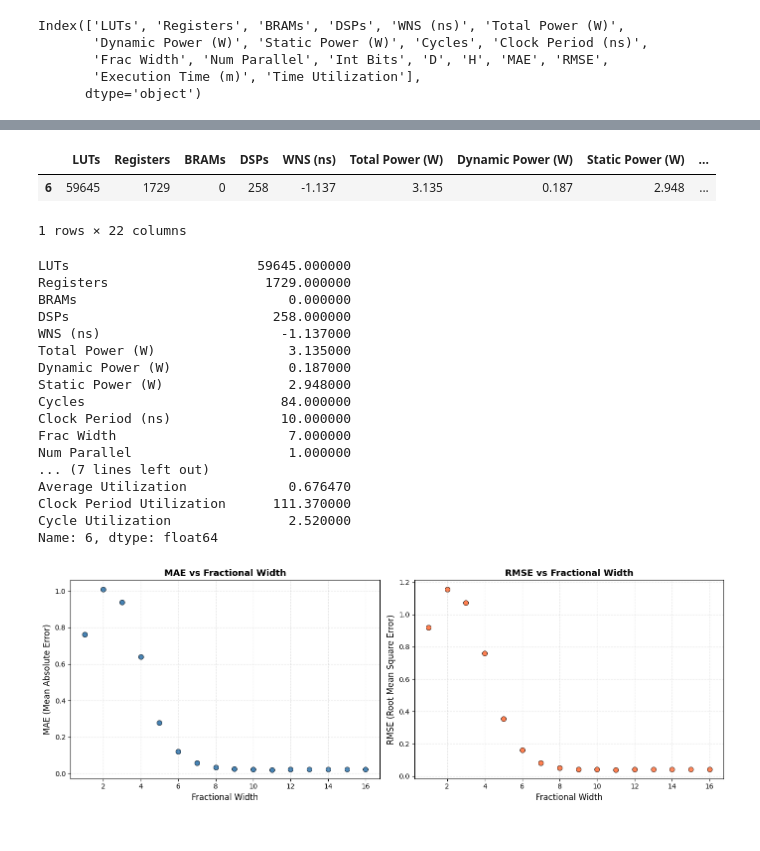
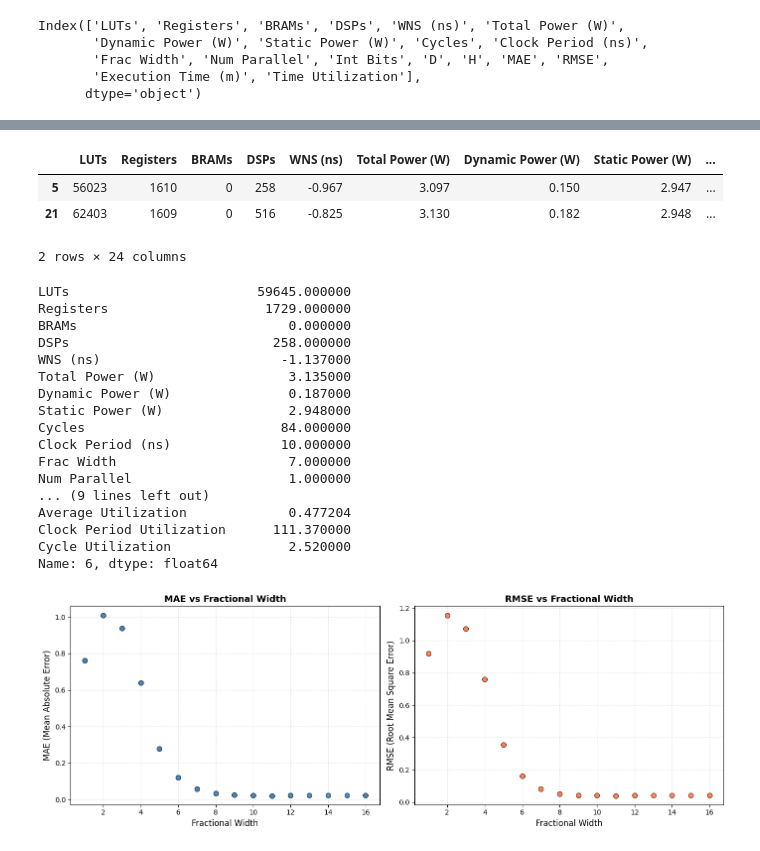
Before and after one commit to thesixtium/gru-hardware-implementation-and-optimization, a Jupyter notebook: optimizedImplementation/stats.ipynb, the cells around one changed output, grey strips where cells are left out. Cells and saved outputs as stored; diff of their text form; code cells hidden in the pictures.

```diff
--- a/optimizedImplementation/stats.ipynb
+++ b/optimizedImplementation/stats.ipynb
@@ -43,4 +43,7 @@ luts = slices * lut_per_slice
 registers = slices * registers_per_slice
 dsps = 240
 
-df["Average Utilization"] = ( ( df["LUTs"] / luts ) + ( df["Registers"] / registers ) + ( df["DSPs"] / dsps ) ) / 3
+df["LUT Utilization"] = ( df["LUTs"] / luts )
+df["Register Utilization"] = ( df["Registers"] / registers )
+df["Average Utilization"] = ( df["Register Utilization"] + df["LUT Utilization"] ) / 2
+df
@@ -104,9 +126,10 @@ df[(df["Frac Width"] <= 7) & (df["LUTs"] <= 63400)]
 # %%
-df[(df["Frac Width"] == 7) & (df["LUTs"] <= 63400)]
+df[(df["Frac Width"] == 6) & (df["LUTs"] <= 63400)]
 # %% [output]
 |  | LUTs | Registers | BRAMs | DSPs | WNS (ns) | Total Power (W) | Dynamic Power (W) | Static Power (W) | ... |
-| 6 | 59645 | 1729 | 0 | 258 | -1.137 | 3.135 | 0.187 | 2.948 | ... |
+| 5 | 56023 | 1610 | 0 | 258 | -0.967 | 3.097 | 0.150 | 2.947 | ... |
+| 21 | 62403 | 1609 | 0 | 516 | -0.825 | 3.130 | 0.182 | 2.948 | ... |
-1 rows × 22 columns
+2 rows × 24 columns
 # %%
 df.iloc[6]
 # %% [output]
@@ -122,8 +145,8 @@ Cycles                         84.000000
 Clock Period (ns)              10.000000
 Frac Width                      7.000000
 Num Parallel                    1.000000
-... (7 lines left out)
-Average Utilization             0.676470
+... (9 lines left out)
+Average Utilization             0.477204
 Clock Period Utilization      111.370000
 Cycle Utilization               2.520000
 Name: 6, dtype: float64
```
Also changed, not shown: parts of 14 cells of this notebook, 34 other files.
